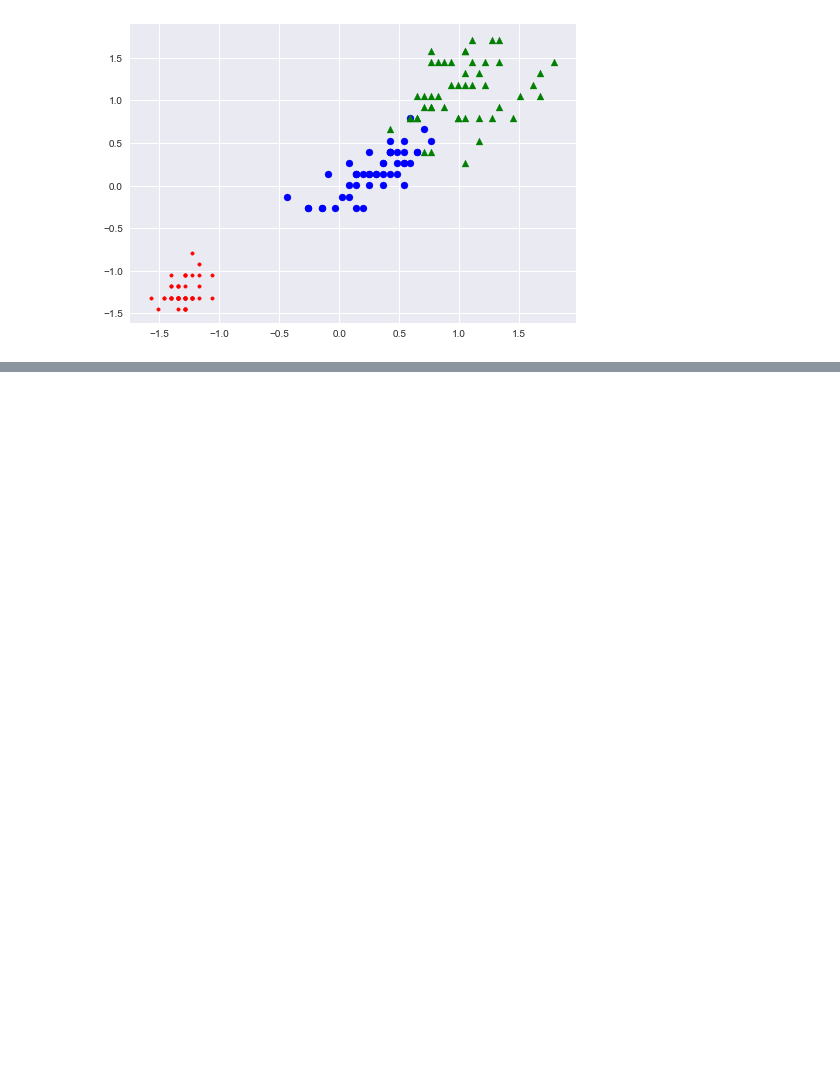
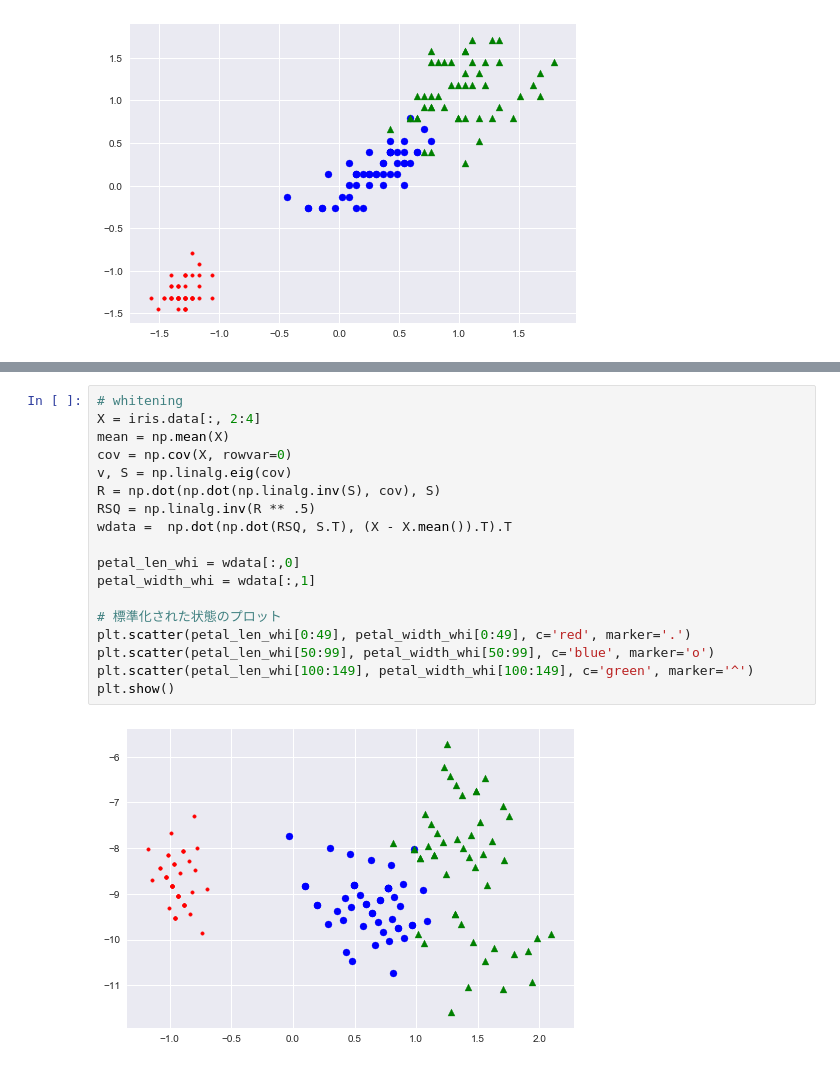
Before and after one commit to natsutan/hajipata, a Jupyter notebook: chap4/4.1.2 IRISデータの標準化.ipynb, the cells around one changed output, grey strips where cells are left out. Drawn from its saved outputs; the diff is of its cells as text; blank space fills up the shorter version.

```diff
--- a/chap4/4.1.2 IRISデータの標準化.ipynb
+++ b/chap4/4.1.2 IRISデータの標準化.ipynb
@@ -54,0 +72,20 @@ plt.show()
+# %%
+# whitening
+X = iris.data[:, 2:4]
+mean = np.mean(X)
+cov = np.cov(X, rowvar=0)
+v, S = np.linalg.eig(cov)
+R = np.dot(np.dot(np.linalg.inv(S), cov), S)
+RSQ = np.linalg.inv(R ** .5)
+wdata =  np.dot(np.dot(RSQ, S.T), (X - X.mean()).T).T
+
+petal_len_whi = wdata[:,0]
+petal_width_whi = wdata[:,1]
+
+# 標準化された状態のプロット
+plt.scatter(petal_len_whi[0:49], petal_width_whi[0:49], c='red', marker='.')
+plt.scatter(petal_len_whi[50:99], petal_width_whi[50:99], c='blue', marker='o')
+plt.scatter(petal_len_whi[100:149], petal_width_whi[100:149], c='green', marker='^')
+plt.show()
+# %% [output]
+[figure, added]
```
Also changed, not shown: parts of 1 cell of this notebook, 2 other files.
